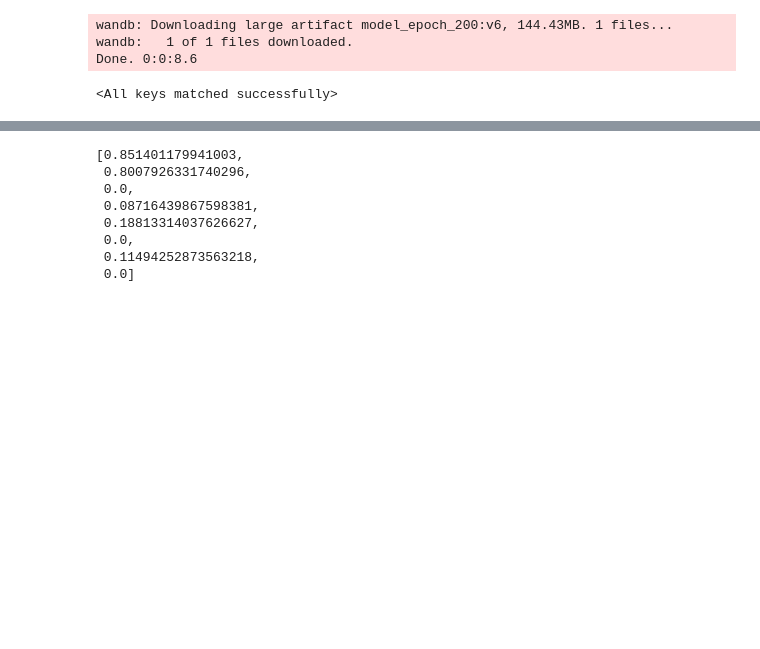
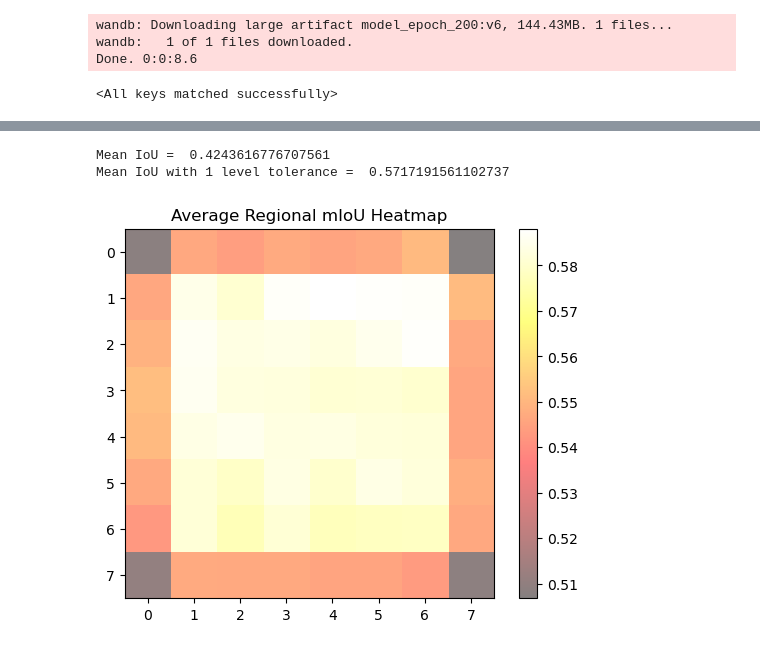
Before and after one commit to SMATousi/dem2so, a Jupyter notebook: New_Metric_Test.ipynb, the cells around one changed output, grey strips where cells are left out. Saved outputs shown, nothing was run; the diff lists cells and outputs as text; code cells hidden in the pictures; blank space fills up the shorter version.

```diff
--- a/New_Metric_Test.ipynb
+++ b/New_Metric_Test.ipynb
@@ -258,11 +318,51 @@ present_iou_list_tol
 # %%
-present_iou_list_norm
+def calculate_average_mIOU(val_iter, model, num_classes=9):
+    total_present_iou_list = []
+    total_iou = []
+
+    total_present_iou_list_tol = []
+    total_iou_tol = []
+
+    for batch in tqdm(val_iter):
+        dem = batch['DEM'].to(device)
+        so = batch['SO'].to(device)
+        rgbs = [batch['RGB'][k].to(device) for k in range(6)]
+
+        # Assuming your model's prediction step
+        val_outputs = model(dem, rgbs)
+
+        # Calculate mIOU for the current batch
+        present_iou_list, iou = mIOU(so, val_outputs, num_classes)
+        if not np.isnan(iou):
+            total_iou.append(iou)
+
+        present_iou_list_tol, valid_iou_scores, iou_tol = mIOU_with_tolerance(so, val_outputs, num_classes)
+        if not np.isnan(iou_tol):
+            total_iou_tol.append(iou_tol)
+
+        total_present_iou_list_tol.extend([iou for iou in valid_iou_scores if not np.isnan(iou)])
+        # Extending the list of present IoUs for all batches
+        total_present_iou_list.extend([iou for iou in present_iou_list if not np.isnan(iou)])
+
+    # Compute the mean of present IoUs and overall IoU across all batches
+    mean_present_iou = np.mean(total_present_iou_list) if total_present_iou_list else float('nan')
+    mean_iou = np.mean(total_iou) if total_iou else float('nan')
+
+    mean_present_iou_tol = np.mean(total_present_iou_list_tol) if total_present_iou_list_tol else float('nan')
+    mean_iou_tol = np.mean(total_iou_tol) if total_iou_tol else float('nan')
+
+
+    return mean_present_iou, mean_iou, mean_present_iou_tol, mean_iou_tol
-# %% [output]
-[0.851401179941003,
- 0.8007926331740296,
- 0.0,
- 0.08716439867598381,
- 0.18813314037626627,
- 0.0,
- 0.11494252873563218,
- 0.0]
+# %%
+mean_present_iou, mean_iou, mean_present_iou_tol, mean_iou_tol = calculate_average_mIOU(val_iter, model, num_classes=9)
+# %%
+# print(mean_present_iou)
+print("Mean IoU = ", mean_iou)
+# print(mean_present_iou_tol)
+print("Mean IoU with 1 level tolerance = ", mean_iou_tol)
+# print(np.mean(average_heatmap))
+visualize_average_heatmap(average_heatmap)
+# %% [output]
+Mean IoU =  0.4243616776707561
+Mean IoU with 1 level tolerance =  0.5717191561102737
+[figure, added]
```
Also changed, not shown: parts of 9 cells of this notebook, 21 other files.
